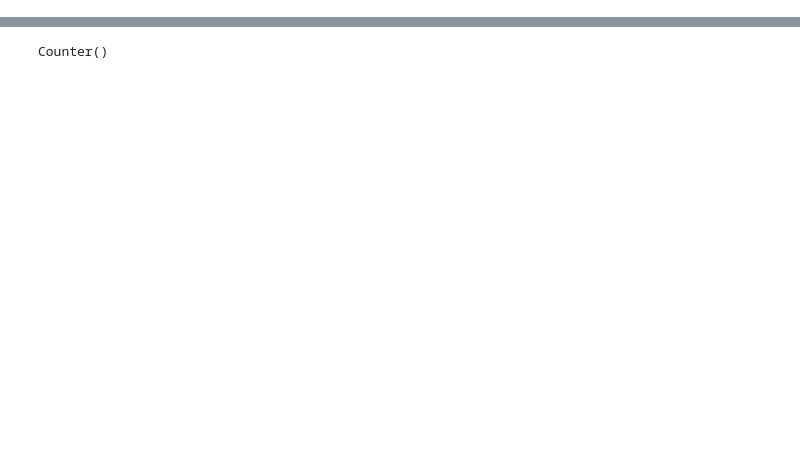
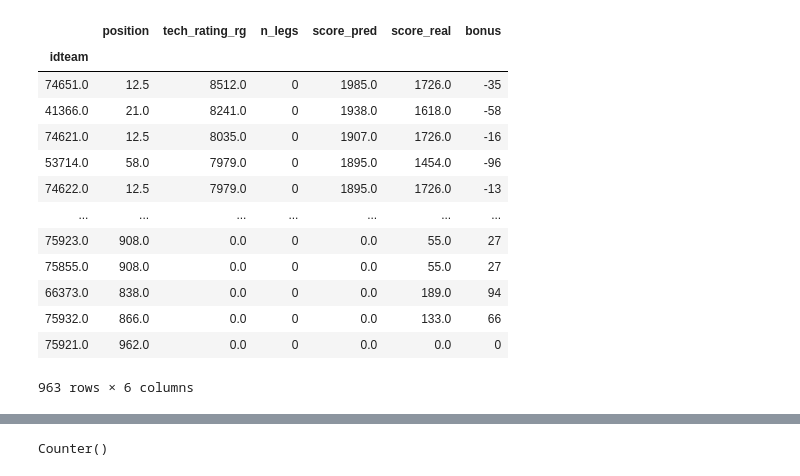
Before and after one commit to eignatenkov/chgk_bot, a Jupyter notebook: calculate_rating_release.ipynb, the cells around one changed output, grey strips where cells are left out. Drawn from its saved outputs; the diff is of its cells as text; code cells hidden in the pictures; blank space fills up the shorter version.

```diff
--- a/calculate_rating_release.ipynb
+++ b/calculate_rating_release.ipynb
@@ -73,0 +115,13 @@ def calc_c(ratings):
+# %%
+def calc_score_real(predicted_scores, positions):
+    positions = positions - 1
+    pos_counts = pd.Series(positions).value_counts().reset_index()
+    pos_counts.columns = ['pos', 'n_teams']
+    pos_counts['bonus'] = pos_counts.apply(
+        lambda x: np.mean(predicted_scores[int(x.pos - (x.n_teams - 1) / 2) : int(x.pos + (x.n_teams - 1) / 2) + 1]), axis=1)
+    return np.round(pos_counts.set_index('pos').loc[positions, 'bonus'].values)
+# %%
+release = pd.read_csv('release-2019-11-28.csv')
+release['Место'] = release['Место'].map(lambda x: x.replace(',', '.')).astype(float)
+c = calc_c(release['Рейтинг'][release['Место'] == release['Место'].astype(int)].values)
+print(c)
@@ -74,3 +153,30 @@ def calc_c(ratings):
+# %%
+tourn_pd = pd.DataFrame(tournaments_results_for_release['5752'], dtype='float').set_index('idteam')
+tourn_pd = tourn_pd.loc[:, ['position', 'tech_rating_rg']]
+tourn_pd.columns = ['position', 'rg']
+tourn_pd['n_legs'] = 0
+# %%
+tourn_pd.sort_values(by='tech_rating_rg', ascending=False, inplace=True)
+tourn_pd['score_pred'] = calculate_bonus_predictions(tourn_pd.tech_rating_rg.values, c=c)
+tourn_pd['score_real'] = calc_score_real(tourn_pd.score_pred.values, tourn_pd.position.values)
+tourn_pd['bonus'] = calc_bonus(tourn_pd)
+# %%
+tourn_pd
+# %% [output]
+|  | position | tech_rating_rg | n_legs | score_pred | score_real | bonus |
+| idteam |  |  |  |  |  |  |
+| 74651.0 | 12.5 | 8512.0 | 0 | 1985.0 | 1726.0 | -35 |
+| 41366.0 | 21.0 | 8241.0 | 0 | 1938.0 | 1618.0 | -58 |
+| 74621.0 | 12.5 | 8035.0 | 0 | 1907.0 | 1726.0 | -16 |
+| 53714.0 | 58.0 | 7979.0 | 0 | 1895.0 | 1454.0 | -96 |
+| 74622.0 | 12.5 | 7979.0 | 0 | 1895.0 | 1726.0 | -13 |
+| ... | ... | ... | ... | ... | ... | ... |
+| 75923.0 | 908.0 | 0.0 | 0 | 0.0 | 55.0 | 27 |
+| 75855.0 | 908.0 | 0.0 | 0 | 0.0 | 55.0 | 27 |
+| 66373.0 | 838.0 | 0.0 | 0 | 0.0 | 189.0 | 94 |
+| 75932.0 | 866.0 | 0.0 | 0 | 0.0 | 133.0 | 66 |
+| 75921.0 | 962.0 | 0.0 | 0 | 0.0 | 0.0 | 0 |
+963 rows × 6 columns
 # %%
 %%timeit
 calculate_bonus_predictions(calc_rg(tournaments_results_for_release['5752'], 0, 0), c=0.1194)
```
Also changed, not shown: parts of 20 cells of this notebook.
